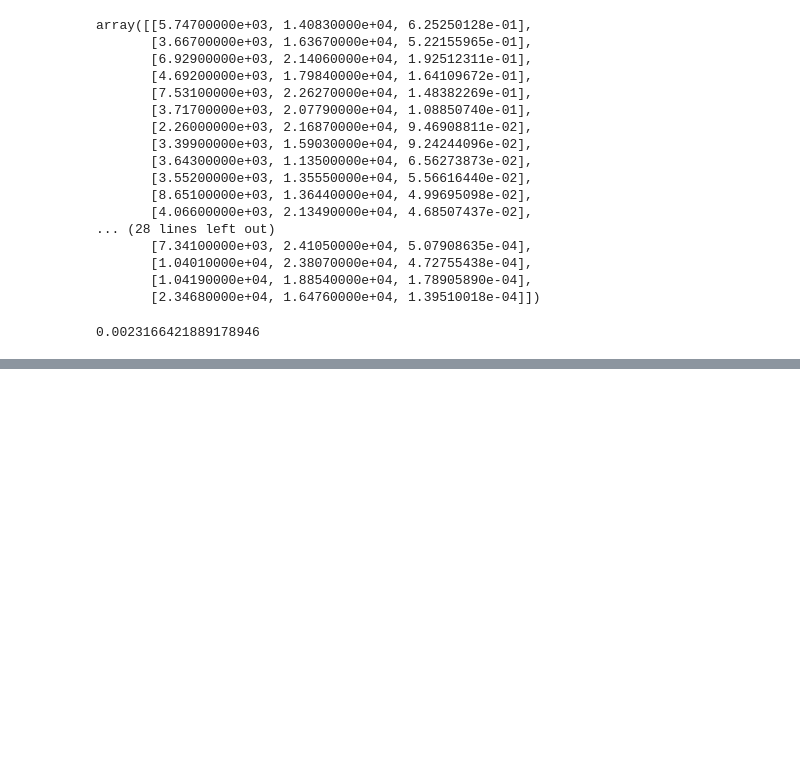
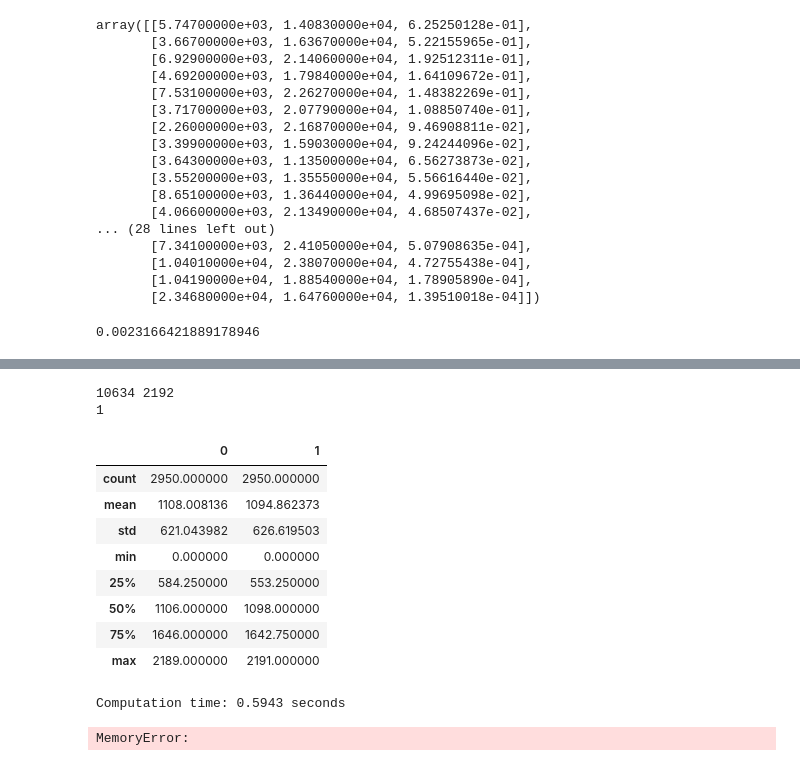
Before and after one commit to grsterin/MUNDO, a Jupyter notebook: notebooks/running_isorank.ipynb, the cells around one changed output, grey strips where cells are left out. Cells and saved outputs as stored; diff of their text form; code cells hidden in the pictures; blank space fills up the shorter version.

Commit message:
added updated fast isorank

```diff
--- a/notebooks/running_isorank.ipynb
+++ b/notebooks/running_isorank.ipynb
@@ -323,0 +339,30 @@ np.linalg.norm(RR - R_est)
+# %%
+import pandas as pd
+hdf = pd.read_csv("isorank_data/human.tsv", sep = "\t", header = None)
+mdf = pd.read_csv("isorank_data/mouse.tsv", sep = "\t", header = None)
+
+hnodes = set(hdf[0]).union(set(hdf[1]))
+mnodes = set(mdf[0]).union(set(mdf[1]))
+
+print(len(hnodes), len(mnodes))
+
+hmap = {k: i for i, k in enumerate(hnodes)}
+mmap = {k: i for i, k in enumerate(mnodes)}
+
+hdf = hdf.apply(lambda x: pd.Series([hmap[x[0]], hmap[x[1]]]), axis = 1)
+mdf = mdf.apply(lambda x: pd.Series([mmap[x[0]], mmap[x[1]]]), axis = 1)
+# %% [output]
+10634 2192
+1
+# %%
+mdf.describe()
+# %% [output]
+|  | 0 | 1 |
+| count | 2950.000000 | 2950.000000 |
+| mean | 1108.008136 | 1094.862373 |
+| std | 621.043982 | 626.619503 |
+| min | 0.000000 | 0.000000 |
+| 25% | 584.250000 | 553.250000 |
+| 50% | 1106.000000 | 1098.000000 |
+| 75% | 1646.000000 | 1642.750000 |
+| max | 2189.000000 | 2191.000000 |
@@ -323,0 +383,17 @@ np.linalg.norm(RR - R_est)
+# %%
+import time
+
+t1 = time.perf_counter()
+T = isorank_optimized(hR, mR, E, alpha = 0.7)
+tdiff = time.perf_counter() - t1
+print(f"Computation time: {tdiff:0.4f} seconds")
+# %% [output]
+Computation time: 0.5943 seconds
+# %%
+# OLD code
+t1 = time.perf_counter()
+T = isorank(hR, mR, E, alpha = 0.7)
+tdiff = time.perf_counter() - t1
+print(f"Computation time: {tdiff:0.4f} seconds")
+# %% [output]
+MemoryError:
```
Also changed, not shown: parts of 5 cells of this notebook, 2 other files.
